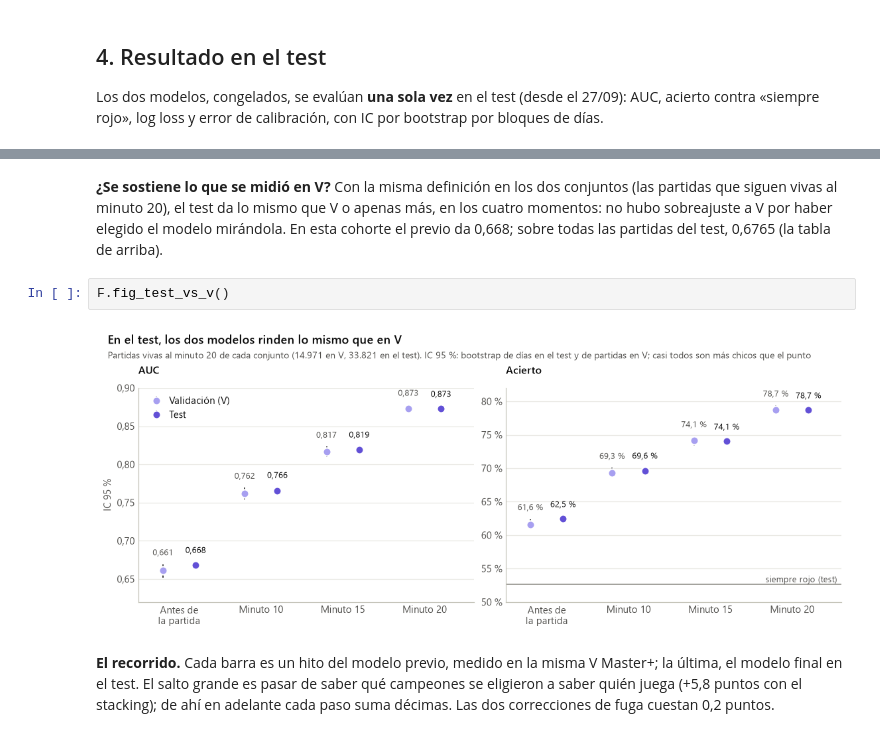
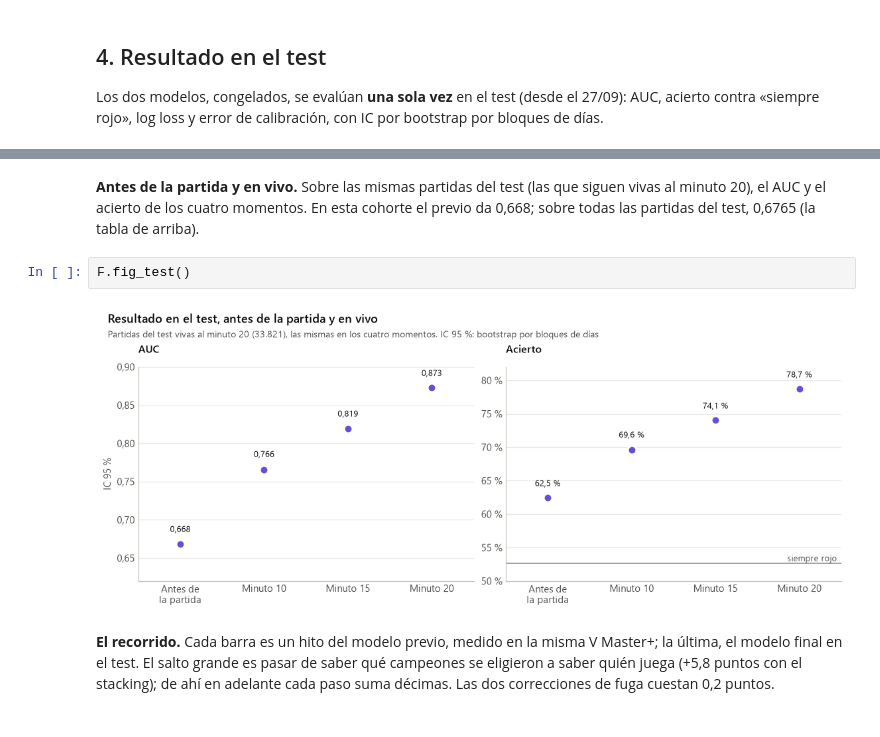
Before and after one commit to Gonzz19/lol-quien-gana, a Jupyter notebook: notebooks/informe_final.ipynb, the cells around one changed output, grey strips where cells are left out. Drawn from its saved outputs; the diff is of its cells as text.

Commit message:
Figura del test sin V: fig_test reemplaza a fig_test_vs_v (pedido del profesor)

```diff
--- a/notebooks/informe_final.ipynb
+++ b/notebooks/informe_final.ipynb
@@ -141,13 +141,13 @@ F.seccion_test()
 | previo_hacia_adelante | 20.000000 | cohorte 20 | 33821 | 0.668100 | 0.663700 | 0.672600 | 0.624500 | 0.620500 | 0.628500 | 0.646700 | ... |
 | en_vivo | 20.000000 | diamante (chequeo) | 31416 | 0.868800 | 0.865400 | 0.872100 | 0.780800 | 0.775900 | 0.785000 | 0.450000 | ... |
 # %% [markdown]
-**¿Se sostiene lo que se midió en V?** Con la misma definición en los dos conjuntos (las partidas que siguen vivas al
-minuto 20), el test da lo mismo que V o apenas más, en los cuatro momentos: no hubo sobreajuste a V por haber elegido
-el modelo mirándola. En esta cohorte el previo da 0,668; sobre todas las partidas del test, 0,6765 (la tabla de arriba).
+**Antes de la partida y en vivo.** Sobre las mismas partidas del test (las que siguen vivas al minuto 20), el AUC y
+el acierto de los cuatro momentos. En esta cohorte el previo da 0,668; sobre todas las partidas del test, 0,6765 (la
+tabla de arriba).
 # %%
-F.fig_test_vs_v()
+F.fig_test()
 # %% [output]
-[figure, old version]
+[figure, new version]
 # %% [markdown]
 **El recorrido.** Cada barra es un hito del modelo previo, medido en la misma V Master+; la última, el modelo final
 en el test. El salto grande es pasar de saber qué campeones se eligieron a saber quién juega (+5,8 puntos con el
```
Also changed, not shown: 7 other files.
